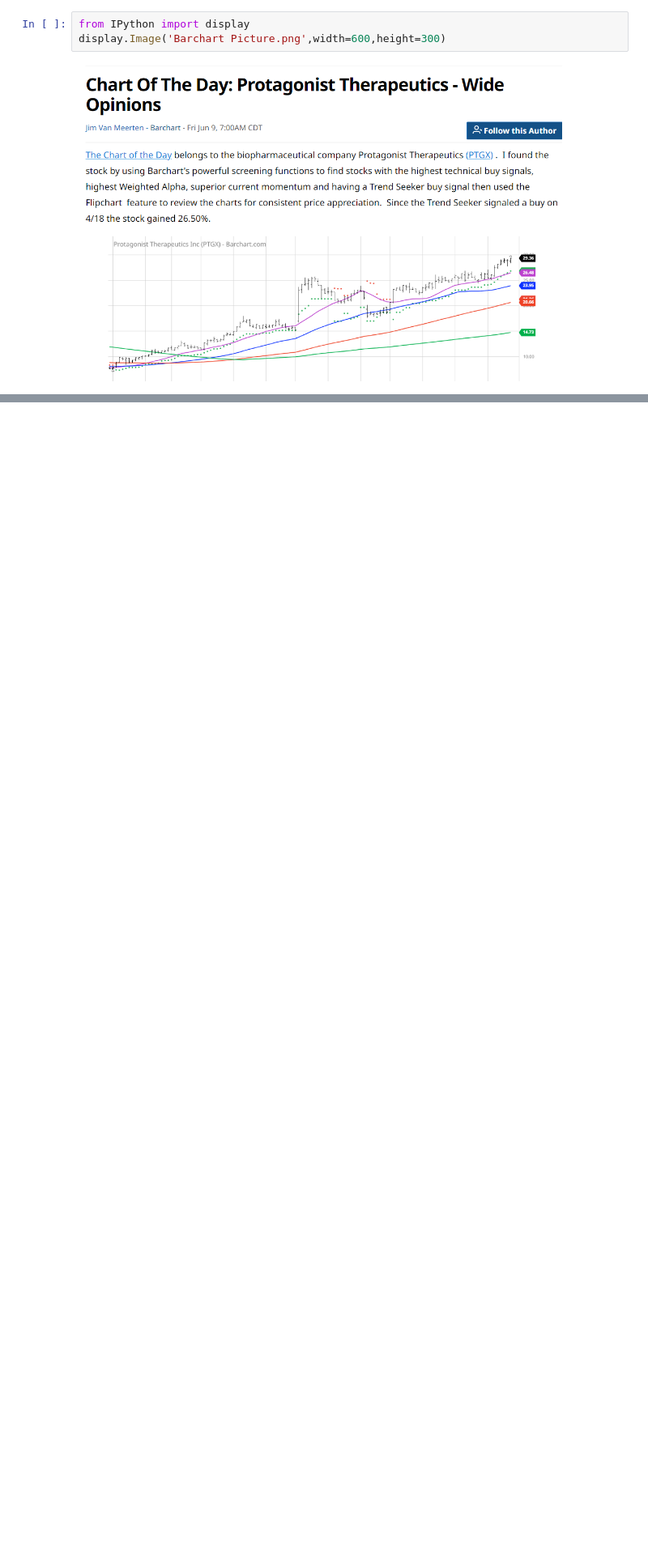
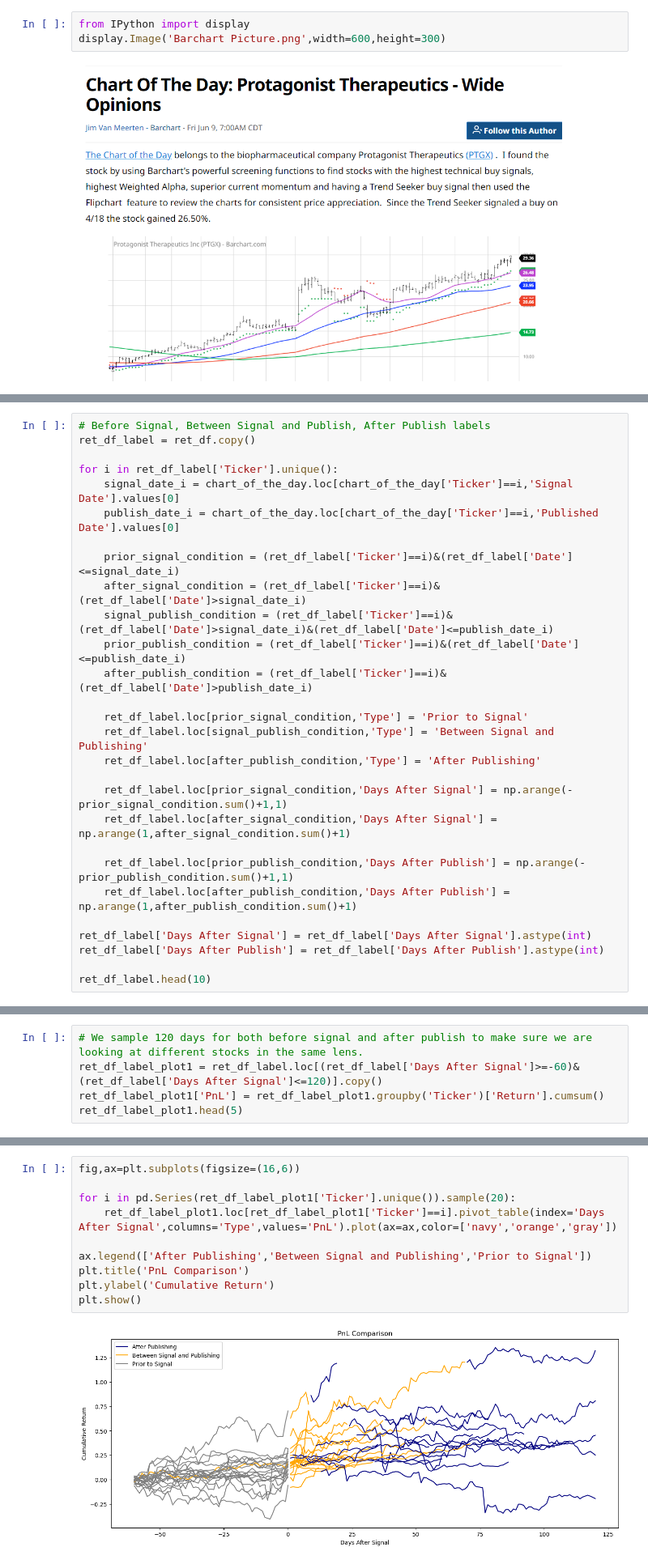
Before and after one commit to shaoyuliu98/Quantitative-Research, a Jupyter notebook: Barchart Chart of the Day.ipynb, the cells around one changed output, grey strips where cells are left out. Shown: that part at 81% size. Drawn from its saved outputs; the diff is of its cells as text; blank space fills up the shorter version.

```diff
--- a/Barchart Chart of the Day.ipynb
+++ b/Barchart Chart of the Day.ipynb
@@ -15,0 +100,28 @@ display.Image('Barchart Picture.png',width=600,height=300)
+# %%
+# Before Signal, Between Signal and Publish, After Publish labels
+ret_df_label = ret_df.copy()
+
+for i in ret_df_label['Ticker'].unique():
+    signal_date_i = chart_of_the_day.loc[chart_of_the_day['Ticker']==i,'Signal Date'].values[0]
+    publish_date_i = chart_of_the_day.loc[chart_of_the_day['Ticker']==i,'Published Date'].values[0]
+
+    prior_signal_condition = (ret_df_label['Ticker']==i)&(ret_df_label['Date']<=signal_date_i)
+    after_signal_condition = (ret_df_label['Ticker']==i)&(ret_df_label['Date']>signal_date_i)
+    signal_publish_condition = (ret_df_label['Ticker']==i)&(ret_df_label['Date']>signal_date_i)&(ret_df_label['Date']<=publish_date_i)
+    prior_publish_condition = (ret_df_label['Ticker']==i)&(ret_df_label['Date']<=publish_date_i)
+    after_publish_condition = (ret_df_label['Ticker']==i)&(ret_df_label['Date']>publish_date_i)
+
+    ret_df_label.loc[prior_signal_condition,'Type'] = 'Prior to Signal'
+    ret_df_label.loc[signal_publish_condition,'Type'] = 'Between Signal and Publishing'
+    ret_df_label.loc[after_publish_condition,'Type'] = 'After Publishing'
+
+    ret_df_label.loc[prior_signal_condition,'Days After Signal'] = np.arange(-prior_signal_condition.sum()+1,1)
+    ret_df_label.loc[after_signal_condition,'Days After Signal'] = np.arange(1,after_signal_condition.sum()+1)
+
+    ret_df_label.loc[prior_publish_condition,'Days After Publish'] = np.arange(-prior_publish_condition.sum()+1,1)
+    ret_df_label.loc[after_publish_condition,'Days After Publish'] = np.arange(1,after_publish_condition.sum()+1)
+
+ret_df_label['Days After Signal'] = ret_df_label['Days After Signal'].astype(int)
+ret_df_label['Days After Publish'] = ret_df_label['Days After Publish'].astype(int)
+
+ret_df_label.head(10)
@@ -15,0 +147,5 @@ display.Image('Barchart Picture.png',width=600,height=300)
+# %%
+# We sample 120 days for both before signal and after publish to make sure we are looking at different stocks in the same lens.
+ret_df_label_plot1 = ret_df_label.loc[(ret_df_label['Days After Signal']>=-60)&(ret_df_label['Days After Signal']<=120)].copy()
+ret_df_label_plot1['PnL'] = ret_df_label_plot1.groupby('Ticker')['Return'].cumsum()
+ret_df_label_plot1.head(5)
@@ -15,0 +159,12 @@ display.Image('Barchart Picture.png',width=600,height=300)
+# %%
+fig,ax=plt.subplots(figsize=(16,6))
+
+for i in pd.Series(ret_df_label_plot1['Ticker'].unique()).sample(20):
+    ret_df_label_plot1.loc[ret_df_label_plot1['Ticker']==i].pivot_table(index='Days After Signal',columns='Type',values='PnL').plot(ax=ax,color=['navy','orange','gray'])
+
+ax.legend(['After Publishing','Between Signal and Publishing','Prior to Signal'])
+plt.title('PnL Comparison')
+plt.ylabel('Cumulative Return')
+plt.show()
+# %% [output]
+[figure, added]
```
Also changed, not shown: parts of 28 cells of this notebook, 3 other files.
